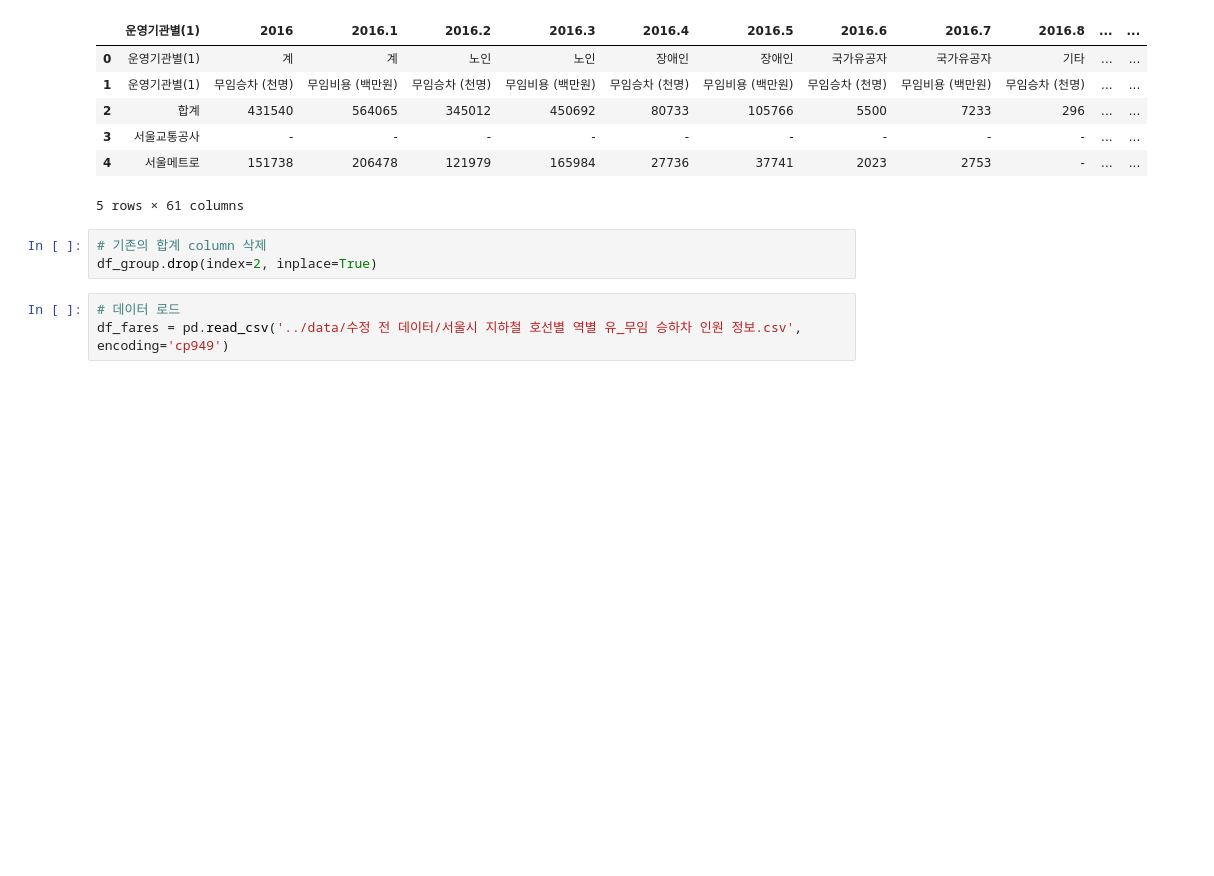
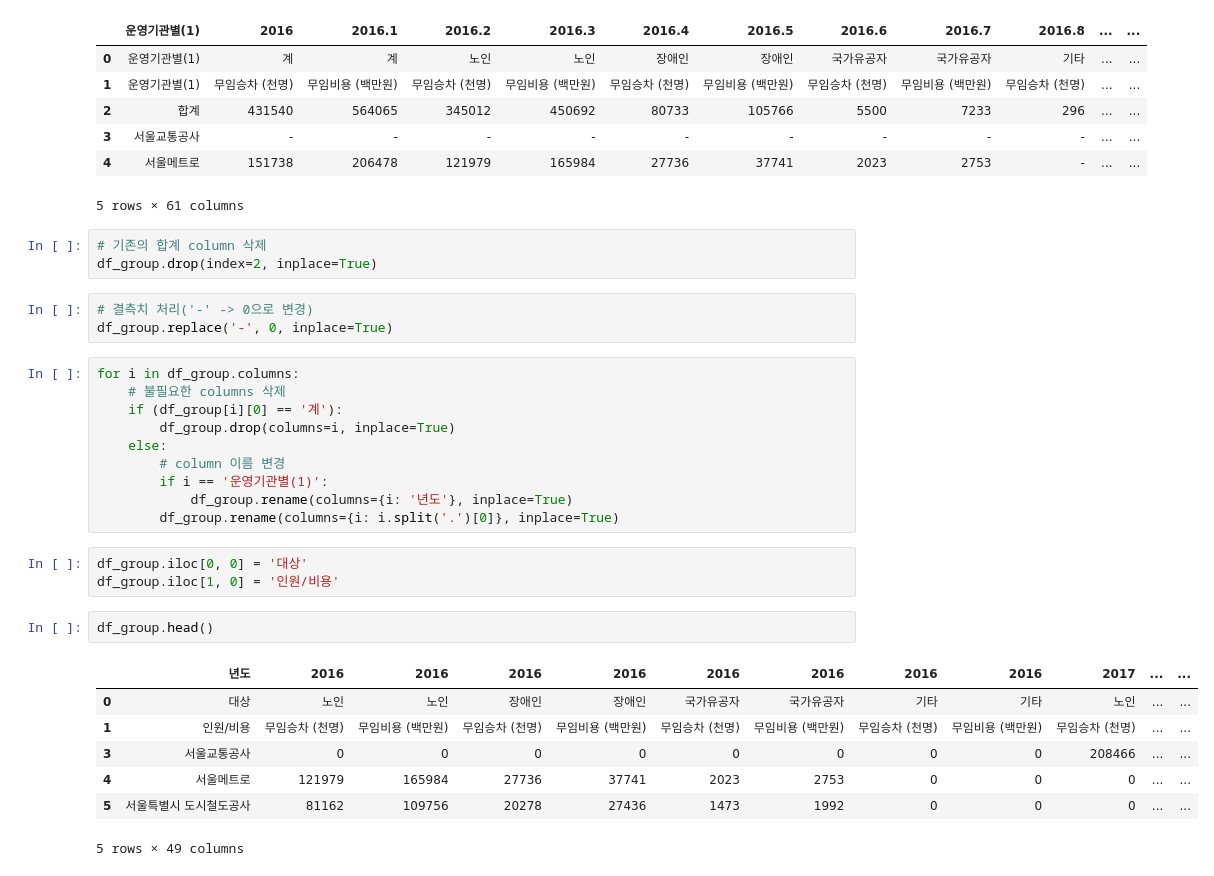
Before and after one commit to HyunJW/Subway_Analystic, a Jupyter notebook: data_preprocessing/유무임 승하차 전처리.ipynb, the cells around one changed output. Drawn from its saved outputs; the diff is of its cells as text; blank space fills up the shorter version.

Commit message:
무임승차 대상별 현황 전처리

```diff
--- a/data_preprocessing/유무임 승하차 전처리.ipynb
+++ b/data_preprocessing/유무임 승하차 전처리.ipynb
@@ -16,6 +16,29 @@ df_group.head()
 # %%
 # 기존의 합계 column 삭제
 df_group.drop(index=2, inplace=True)
-# %%
-# 데이터 로드
-df_fares = pd.read_csv('../data/수정 전 데이터/서울시 지하철 호선별 역별 유_무임 승하차 인원 정보.csv', encoding='cp949')
+# %%
+# 결측치 처리('-' -> 0으로 변경)
+df_group.replace('-', 0, inplace=True)
+# %%
+for i in df_group.columns:
+    # 불필요한 columns 삭제
+    if (df_group[i][0] == '계'):
+        df_group.drop(columns=i, inplace=True)
+    else:
+        # column 이름 변경
+        if i == '운영기관별(1)':
+            df_group.rename(columns={i: '년도'}, inplace=True)
+        df_group.rename(columns={i: i.split('.')[0]}, inplace=True)
+# %%
+df_group.iloc[0, 0] = '대상'
+df_group.iloc[1, 0] = '인원/비용'
+# %%
+df_group.head()
+# %% [output]
+|  | 년도 | 2016 | 2016 | 2016 | 2016 | 2016 | 2016 | 2016 | 2016 | 2017 | ... | ... |
+| 0 | 대상 | 노인 | 노인 | 장애인 | 장애인 | 국가유공자 | 국가유공자 | 기타 | 기타 | 노인 | ... | ... |
+| 1 | 인원/비용 | 무임승차 (천명) | 무임비용 (백만원) | 무임승차 (천명) | 무임비용 (백만원) | 무임승차 (천명) | 무임비용 (백만원) | 무임승차 (천명) | 무임비용 (백만원) | 무임승차 (천명) | ... | ... |
+| 3 | 서울교통공사 | 0 | 0 | 0 | 0 | 0 | 0 | 0 | 0 | 208466 | ... | ... |
+| 4 | 서울메트로 | 121979 | 165984 | 27736 | 37741 | 2023 | 2753 | 0 | 0 | 0 | ... | ... |
+| 5 | 서울특별시 도시철도공사 | 81162 | 109756 | 20278 | 27436 | 1473 | 1992 | 0 | 0 | 0 | ... | ... |
+5 rows × 49 columns
```
Also changed, not shown: parts of 8 cells of this notebook.
